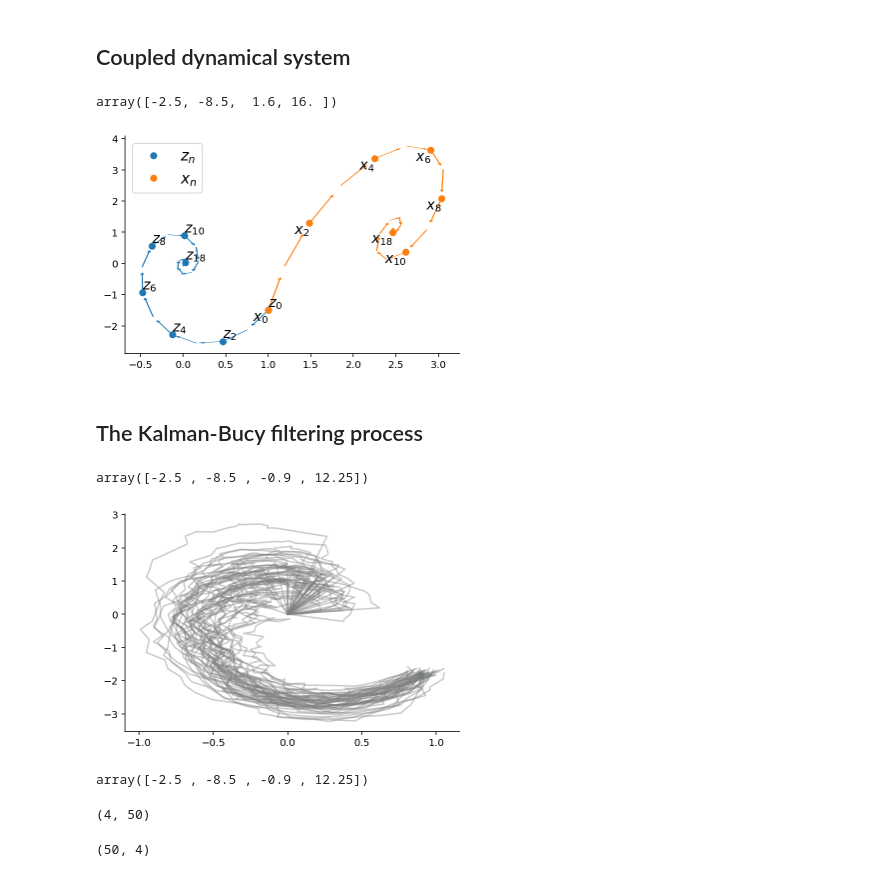
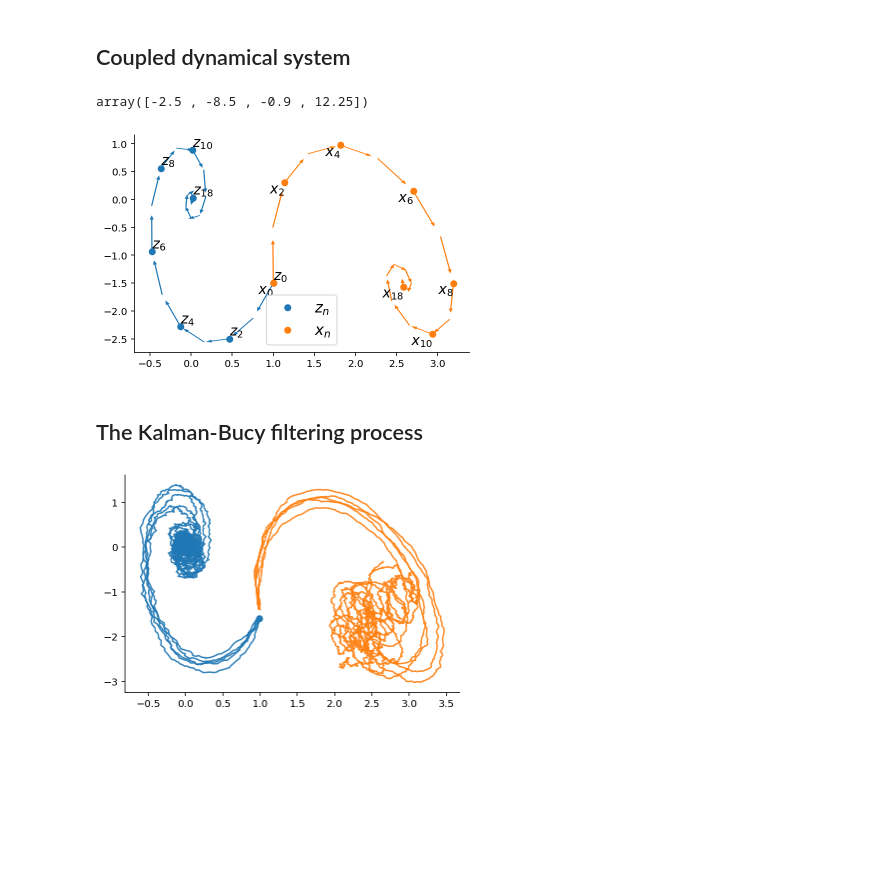
Before and after one commit to gerdm/msc-dissertation, a Jupyter notebook: notebooks/dynamical-systems.ipynb, the cells around one changed output. Saved outputs shown, nothing was run; the diff lists cells and outputs as text; code cells hidden in the pictures; blank space fills up the shorter version.

```diff
--- a/notebooks/dynamical-systems.ipynb
+++ b/notebooks/dynamical-systems.ipynb
@@ -47,13 +47,21 @@ C = np.array([
 def hidden_process(X, t, A, C):
     z = X[:2]
     ż = A @ z
-    ẋ = A @ C @ z
+    ẋ = C @ A @ z
     return np.concatenate((ż, ẋ))
+
+def hidden_process(X, t, A, C):
+    z = X[:2]
+    z = np.concatenate((z, z))
+    zeros = np.zeros((2, 2))
+    M = np.r_[np.c_[A, zeros],
+              np.c_[zeros, C @ A]]
+    return M @ z
 # %%
 X0 = np.array([1.0, -1.5, 1.0, -1.5])
 hidden_process(X0, time, A, C)
 # %% [output]
-array([-2.5, -8.5,  1.6, 16. ])
+array([-2.5 , -8.5 , -0.9 , 12.25])
 # %%
 time = np.linspace(0, 3, 100)
 steps = 20
@@ -80,7 +88,7 @@ for n in range(steps - 1):
                  fontsize=14)
 # plt.savefig("../figures/hidden-dynamical-system.pdf")
 # %% [output]
-[figure, old version]
+[figure, new version]
 # %% [markdown]
 ## The Kalman-Bucy filtering process
 # %%
@@ -94,8 +102,15 @@ C = np.array([
     [-1.5, -1]
 ])
 
-Γ = np.eye(2) / 10
-Σ = np.eye(2) / 10
+Γ = np.array([
+    [0.4,  -0.8],
+    [-0.5, 0.5]
+])
+Γ = Γ @ Γ.T / 20
+
+
+Γ = np.eye(2) / 50
+Σ = np.eye(2) / 100
 
 muv = np.zeros(4)
 zeros = np.zeros((2, 2))
@@ -110,38 +125,34 @@ def kalman_bucy(z0, A, C, Γ, Σ, n_sims, n_steps, T):
     dt = T / n_steps
     m, *_ = z0.shape
     zeros = np.zeros((m, m))
+    M = np.r_[np.c_[A, zeros],
+              np.c_[zeros, C @ A]]
     cov = np.r_[np.c_[Γ, zeros],
                 np.c_[zeros, Σ]]
     W = multivariate_normal(cov=cov)
     vn = np.concatenate((z0, z0))
     sol = np.zeros((2 * m, n_sims, n_steps))
 
-    vn = np.concatenate((z0, z0))[:, None] * np.ones((2 * m, n_sims))
-    for n in range(n_sims):
+    vn = np.concatenate((z0, z0))[..., None] * np.ones((2 * m, n_sims))
+    for n in range(n_steps):
         dW = W.rvs(n_sims).T
         # vn + M * v + dW
-        vn = vn + np.einsum("ij,js->is", M, vn) * dt + dW * np.sqrt(dt)
+        vhat_n = np.concatenate((vn[:2], vn[:2])) * np.ones((2 * m, n_sims))
+        vn = vn + np.einsum("ij,js->is", M, vhat_n) * dt + dW * np.sqrt(dt)
         sol[:, :, n] = vn
     return sol
 # %%
 m = 2
 vn = np.concatenate((z0, z0))[:, None] * np.ones((2 * m, n_sims))
-M @ vn[:, 1]
-# %% [output]
-array([-2.5 , -8.5 , -0.9 , 12.25])
 # %%
-n_sims, n_steps = 50, 100
-T = 3
+n_sims, n_steps = 5, 1000
+T = 10
 sol = kalman_bucy(z0, A, C, Γ, Σ, n_sims, n_steps, T)
 
 
 plt.scatter(sol[0, 1, 0], sol[1, 1, 0])
 for n in range(n_sims):
-    plt.plot(sol[0, n, :], sol[1, n, :], c="tab:gray", alpha=0.4)
+    plt.plot(sol[0, n, :], sol[1, n, :], c="tab:blue", alpha=0.9)
+    plt.plot(sol[2, n, :], sol[3, n, :], c="tab:orange", alpha=0.9)
 # %% [output]
-[figure, old version]
+[figure, new version]
-# %%
-vn = np.concatenate((z0, z0))
-M @ vn
-# %% [output]
-array([-2.5 , -8.5 , -0.9 , 12.25])
@@ -150,8 +158,0 @@ np.zeros
-# %%
-((M @ vn)[:, None] + W.rvs(50).T).shape
-# %% [output]
-(4, 50)
-# %%
-W.rvs(50).shape
-# %% [output]
-(50, 4)
```
Also changed, not shown: parts of 2 cells of this notebook.
